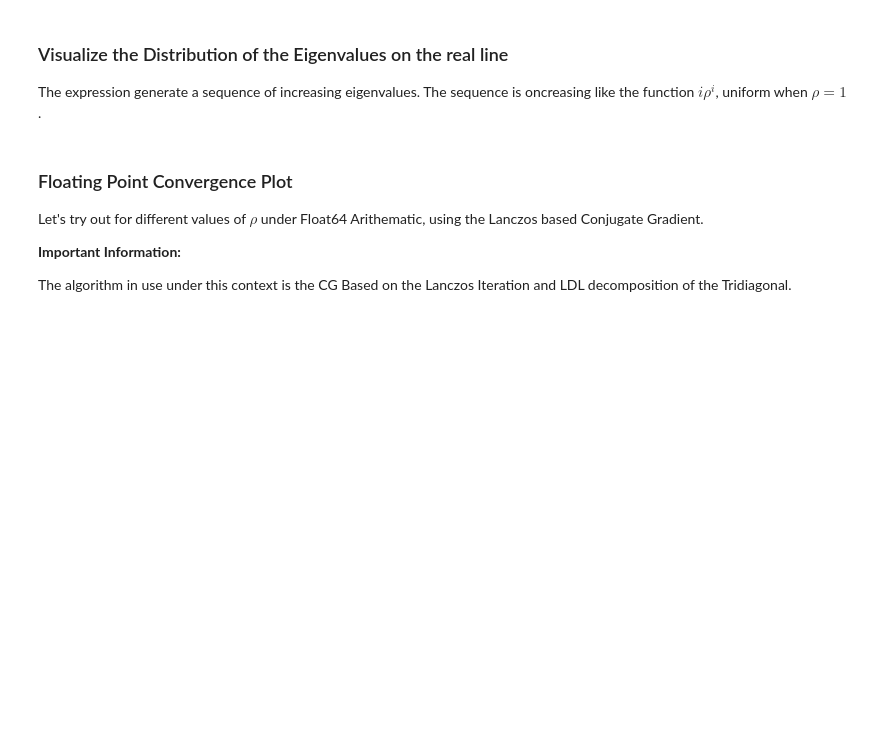
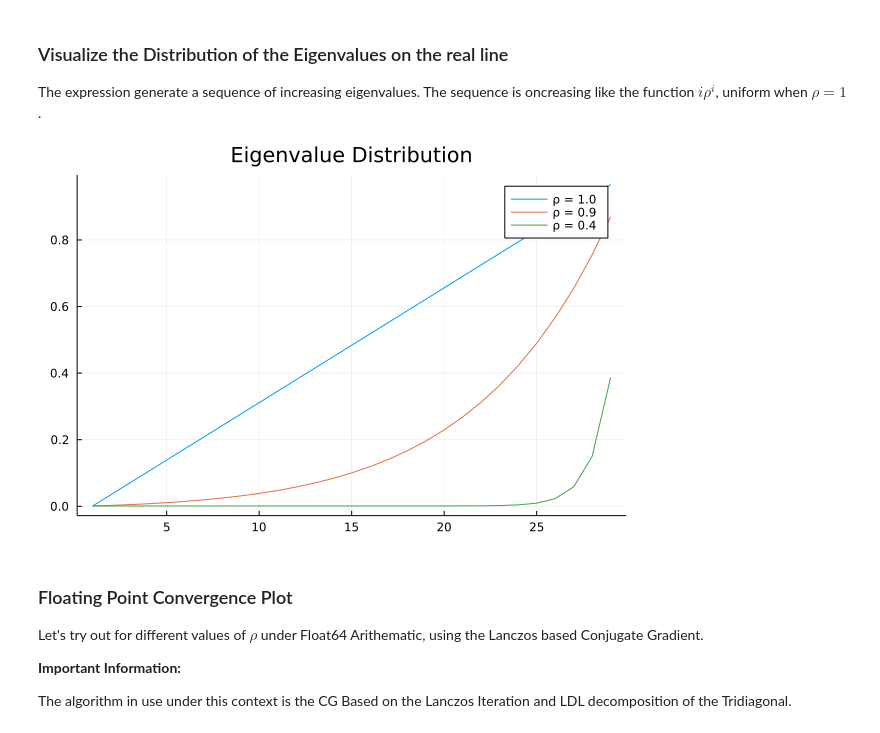
Before and after one commit to iluvjava/Silly_Julia_stuff, a Jupyter notebook: Subspace_Projection_Method/CG_Convergence.ipynb, the cells around one changed output. Drawn from its saved outputs; the diff is of its cells as text; code cells hidden in the pictures; blank space fills up the shorter version.

```diff
--- a/Subspace_Projection_Method/CG_Convergence.ipynb
+++ b/Subspace_Projection_Method/CG_Convergence.ipynb
@@ -20,17 +22,19 @@ The expression generate a sequence of increasing eigenvalues. The sequence is on
 # %%
 n = 30
 λ1 = 0.001
 fig = plot(title="Eigenvalue Distribution")
 Eigenvalues = nothing
 for ρ = [1, 0.9, 0.4]
     EigenValues = Vector{Float64}()
     for i in 1: n - 1
         push!(EigenValues, λ1 + ((i - 1)/(n - 1))*ρ^(n - i))
     end
     plot!(fig, EigenValues, label="ρ = $(ρ)")
 
 end
-display(fig)
+fig
+# %% [output]
+[figure, added]
 # %% [markdown]
 ### Floating Point Convergence Plot
 
```
Also changed, not shown: parts of 5 cells of this notebook, 4 other files.
